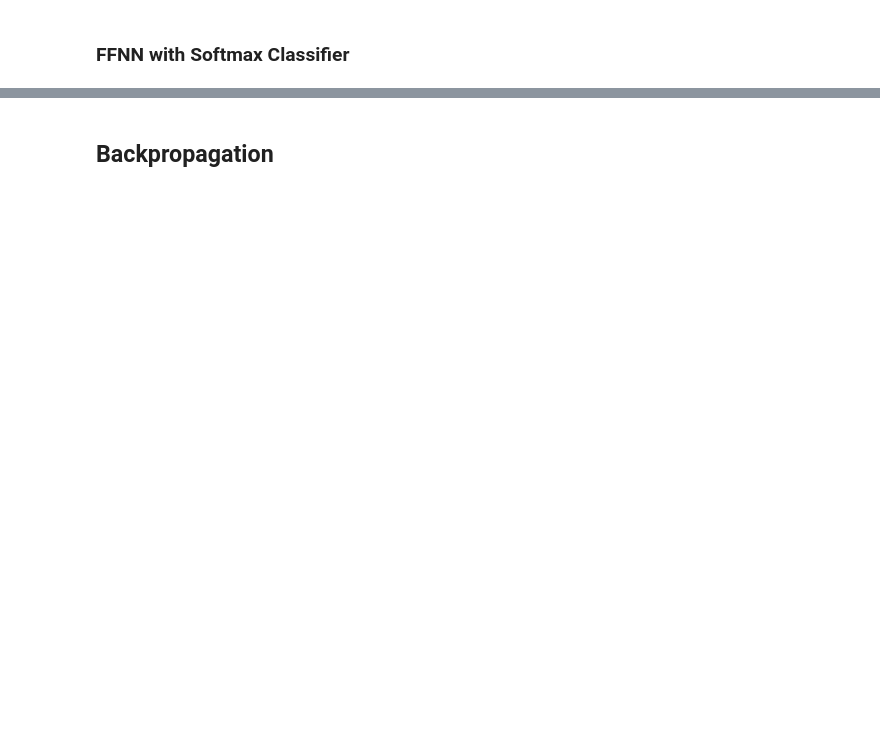
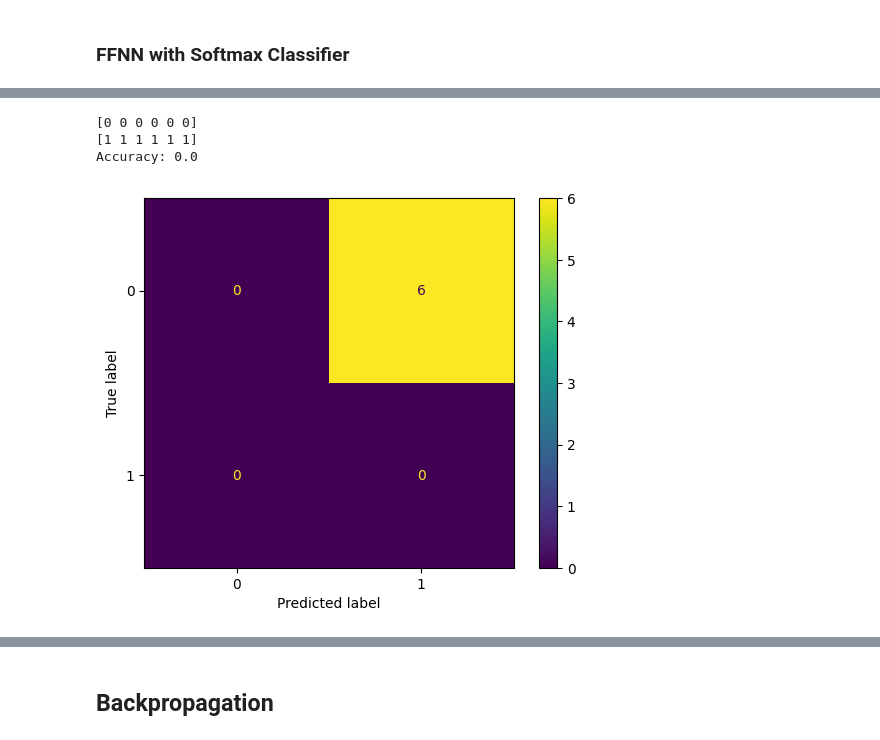
Before and after one commit to Floris93100/Blackjack-FFNN, a Jupyter notebook: src/FFNN_blackjack.ipynb, the cells around one changed output, grey strips where cells are left out. Saved outputs shown, nothing was run; the diff lists cells and outputs as text; code cells hidden in the pictures; blank space fills up the shorter version.

```diff
--- a/src/FFNN_blackjack.ipynb
+++ b/src/FFNN_blackjack.ipynb
@@ -488,2 +496,25 @@ Accuracy: 0.6206896305084229
 # %% [markdown]
 ### FFNN with Softmax Classifier
+# %%
+architecture_best = best_model[0]
+threshold_best = best_model[1]
+learning_rate_best = best_model[2]
+batch_size = best_model[3]
+lr_decay = best_model[4]
+
+# Create equal model with classifier
+model = FFNN(
+    device=device,
+    layers=architecture_best,
+    threshold=threshold_best,
+    learning_rate=learning_rate_best,
+    epochs=epochs,
+    batch_size=batch_size,
+    lr_decay=lr_decay,
+    classifier=True
+).to(device)
+
+model.load_model('../models/best_model.pth')
+# %%
+classifier_layer_loss = model.train_classifier(x_train, y_train_OH, epochs)
+torch.save(model.classifier.state_dict(), '../models/softmax_model_classifier.pth')
@@ -490 +525,9 @@ Accuracy: 0.6206896305084229
+# %%
+plot_losses(classifier_layer_loss, "Training Loss Classifier", "classifier")
+print_accuracy(model.predict_classifier(x_test),y_test)
+# %% [output]
+[0 0 0 0 0 0]
+[1 1 1 1 1 1]
+Accuracy: 0.0
+[figure, added]
 # %%
```
Also changed, not shown: parts of 30 cells of this notebook, 3 other files.
